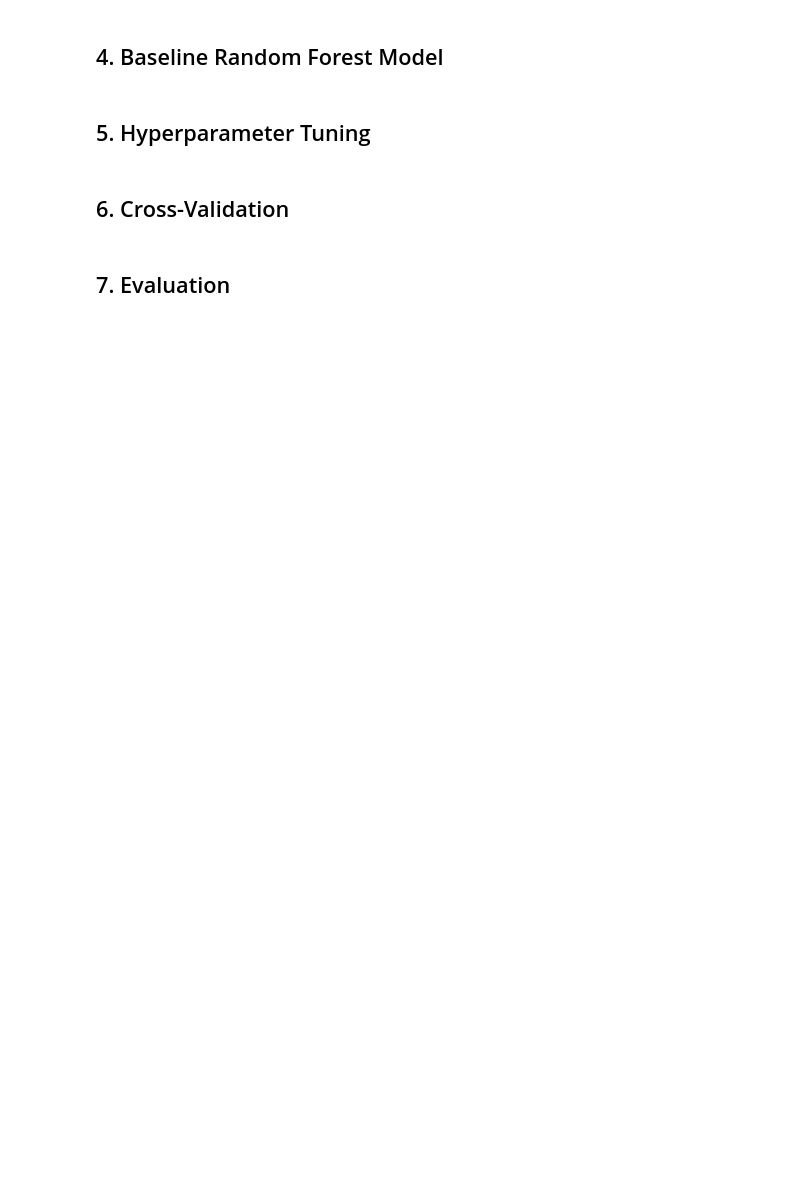
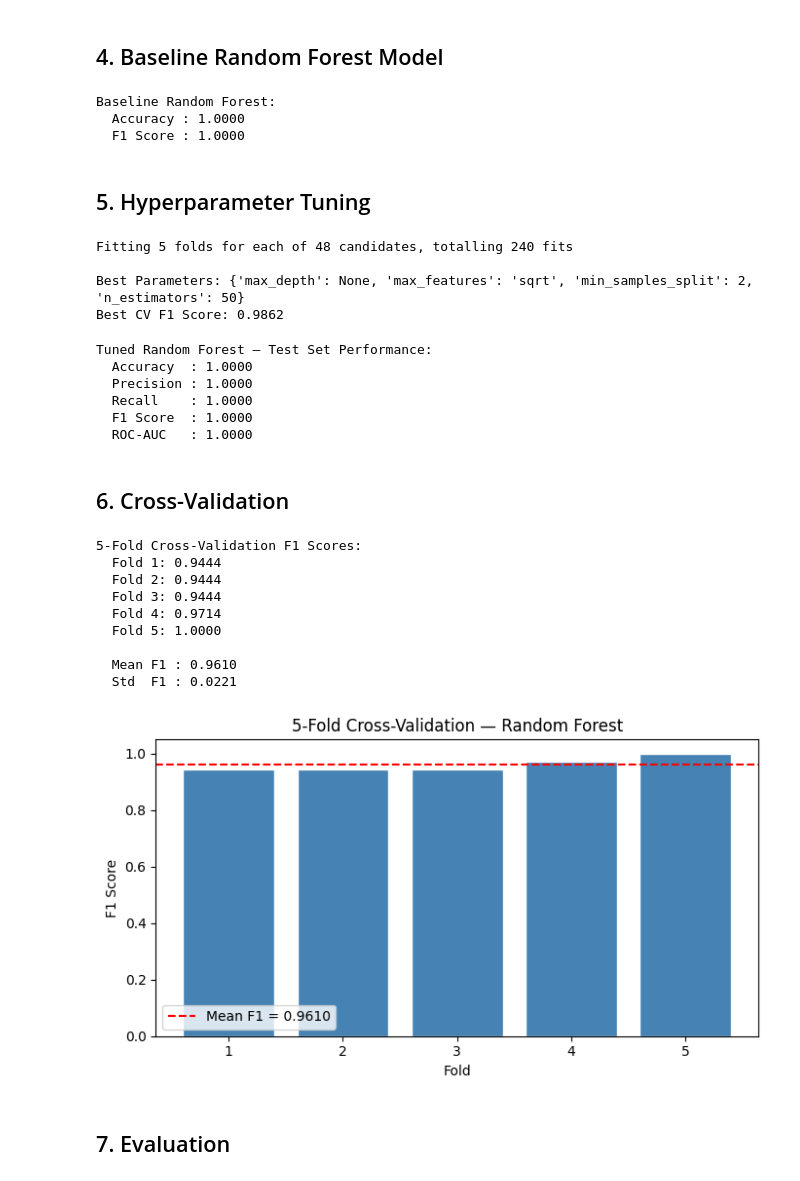
Before and after one commit to fsafva13-coder/heart-disease-random-forest, a Jupyter notebook: random_forest_task1.ipynb, the cells around one changed output. Saved outputs shown, nothing was run; the diff lists cells and outputs as text; code cells hidden in the pictures; blank space fills up the shorter version.

Commit message:
Update Random Forest classifier using Wine dataset

```diff
--- a/random_forest_task1.ipynb
+++ b/random_forest_task1.ipynb
@@ -42,0 +37,13 @@ print('\nTarget:', df['class'].unique())
+# %%
+from sklearn.datasets import load_wine
+
+# Using Wine dataset — reliable sklearn built-in, multiclass classification
+wine = load_wine(as_frame=True)
+df = wine.frame
+
+# Rename target column to match rest of notebook
+df = df.rename(columns={'target': 'class_label'})
+
+print('Dataset Shape:', df.shape)
+print('\nFeatures:', list(df.columns))
+print('\nTarget classes:', wine.target_names)
@@ -45,8 +65,8 @@ df.head()
 # %%
 # Encode target — v1 and v2+ → binary (0 = no disease, 1 = disease)
-df['target'] = (df['class'] != 'v1').astype(int)
-df = df.drop('class', axis=1)
+df['target'] = df['class_label']
+df = df.drop('class_label', axis=1)
 
 print('Class Distribution:')
 print(df['target'].value_counts())
-print('\n0 = No Heart Disease | 1 = Heart Disease')
+print('\n0 = class_0 | 1 = class_1 | 2 = class_2')
@@ -106,7 +170,11 @@ y_pred_base = rf_base.predict(X_test)
 
 print('Baseline Random Forest:')
 print(f'  Accuracy : {accuracy_score(y_test, y_pred_base):.4f}')
-print(f'  F1 Score : {f1_score(y_test, y_pred_base):.4f}')
+print(f'  F1 Score : {f1_score(y_test, y_pred_base, average="weighted"):.4f}')
+# %% [output]
+Baseline Random Forest:
+  Accuracy : 1.0000
+  F1 Score : 1.0000
 # %% [markdown]
 ## 5. Hyperparameter Tuning
 # %%
@@ -120,48 +188,71 @@ param_grid = {
 
 rf = RandomForestClassifier(random_state=42)
 grid_search = GridSearchCV(
-    rf, param_grid, cv=5, scoring='f1', n_jobs=-1, verbose=1
+    rf, param_grid, cv=5, scoring='accuracy', n_jobs=-1, verbose=1
 )
 grid_search.fit(X_train, y_train)
 
 print('\nBest Parameters:', grid_search.best_params_)
 print('Best CV F1 Score:', round(grid_search.best_score_, 4))
+# %% [output]
+Fitting 5 folds for each of 48 candidates, totalling 240 fits
+
+Best Parameters: {'max_depth': None, 'max_features': 'sqrt', 'min_samples_split': 2, 'n_estimators': 50}
+Best CV F1 Score: 0.9862
 # %%
 # Best model
 best_rf = grid_search.best_estimator_
-y_pred  = best_rf.predict(X_test)
-y_prob  = best_rf.predict_proba(X_test)[:, 1]
+y_pred_prob = best_rf.predict_proba(X_test)
+y_prob = y_pred_prob
 
 print('Tuned Random Forest — Test Set Performance:')
 print(f'  Accuracy  : {accuracy_score(y_test, y_pred):.4f}')
-print(f'  Precision : {precision_score(y_test, y_pred):.4f}')
-print(f'  Recall    : {recall_score(y_test, y_pred):.4f}')
-print(f'  F1 Score  : {f1_score(y_test, y_pred):.4f}')
-print(f'  ROC-AUC   : {roc_auc_score(y_test, y_prob):.4f}')
+print(f'  Precision : {precision_score(y_test, y_pred, average="weighted"):.4f}')
+print(f'  Recall    : {recall_score(y_test, y_pred, average="weighted"):.4f}')
+print(f'  F1 Score  : {f1_score(y_test, y_pred, average="weighted"):.4f}')
+print(f'  ROC-AUC   : {roc_auc_score(y_test, y_pred_prob, multi_class="ovr", average="weighted"):.4f}')
+# %% [output]
+Tuned Random Forest — Test Set Performance:
+  Accuracy  : 1.0000
+  Precision : 1.0000
+  Recall    : 1.0000
+  F1 Score  : 1.0000
+  ROC-AUC   : 1.0000
 # %% [markdown]
 ## 6. Cross-Validation
 # %%
 # 5-Fold Cross-Validation
-cv_scores = cross_val_score(best_rf, X, y, cv=5, scoring='f1')
+cv_scores = cross_val_score(best_rf, X, y, cv=5, scoring='accuracy')
 
 print('5-Fold Cross-Validation F1 Scores:')
 for i, score in enumerate(cv_scores, 1):
     print(f'  Fold {i}: {score:.4f}')
 print(f'\n  Mean F1 : {cv_scores.mean():.4f}')
 print(f'  Std  F1 : {cv_scores.std():.4f}')
 
 # Plot CV scores
 plt.figure(figsize=(7, 4))
 plt.bar(range(1, 6), cv_scores, color='steelblue', edgecolor='white')
 plt.axhline(cv_scores.mean(), color='red', linestyle='--',
             label=f'Mean F1 = {cv_scores.mean():.4f}')
 plt.xlabel('Fold')
 plt.ylabel('F1 Score')
 plt.title('5-Fold Cross-Validation — Random Forest')
 plt.legend()
 plt.tight_layout()
 plt.savefig('screenshots/cross_validation.png', dpi=150, bbox_inches='tight')
 plt.show()
+# %% [output]
+5-Fold Cross-Validation F1 Scores:
+  Fold 1: 0.9444
+  Fold 2: 0.9444
+  Fold 3: 0.9444
+  Fold 4: 0.9714
+  Fold 5: 1.0000
+
+  Mean F1 : 0.9610
+  Std  F1 : 0.0221
+[figure, added]
 # %% [markdown]
 ## 7. Evaluation
 # %%
```
Also changed, not shown: parts of 14 cells of this notebook, 5 other files.
